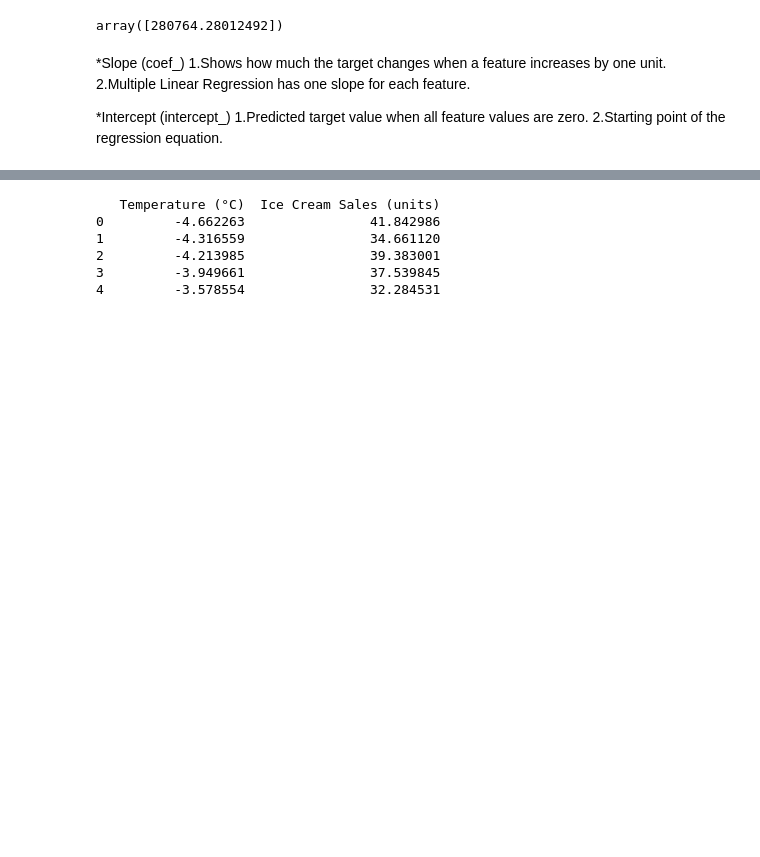
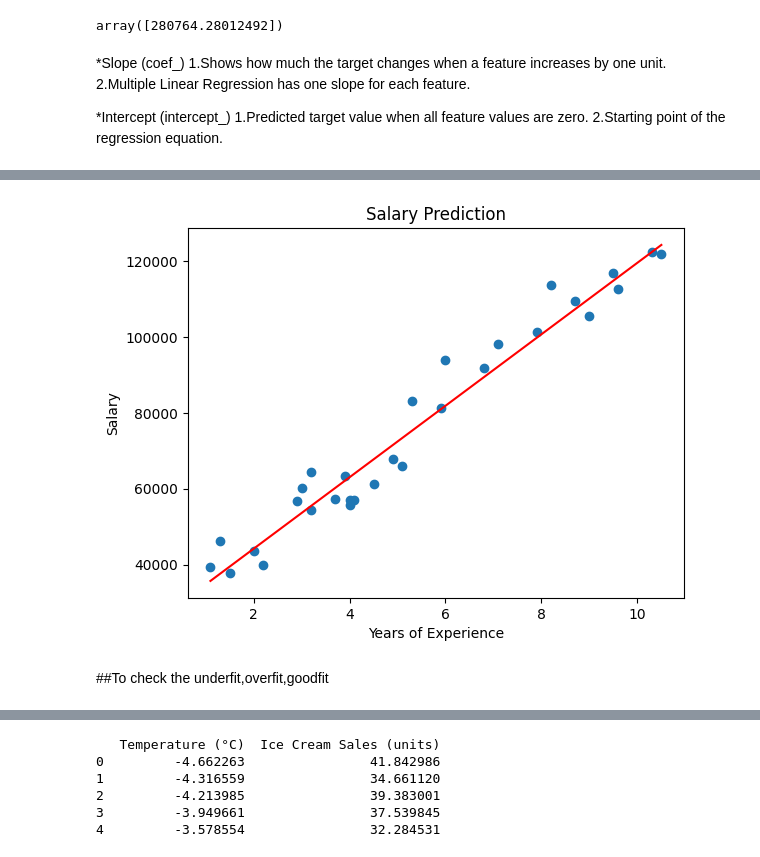
Before and after one commit to Aishu902-crypto/Machine-Learning, a Jupyter notebook: linear regression/data.ipynb, the cells around one changed output, grey strips where cells are left out. Cells and saved outputs as stored; diff of their text form; code cells hidden in the pictures; blank space fills up the shorter version.

```diff
--- a/linear regression/data.ipynb
+++ b/linear regression/data.ipynb
@@ -279,0 +242,10 @@ RMSE = 24.914944116873304
+# %%
+X = df[['YearsExperience']]
+y = df['Salary']
+# %%
+X_train, X_test, y_train, y_test = train_test_split(
+    X,
+    y,
+    test_size=0.2,
+    random_state=42
+)
@@ -279,0 +273,16 @@ RMSE = 24.914944116873304
+# %%
+plt.scatter(X, y)
+
+plt.plot(X,
+         model.predict(X),
+         color='red')
+
+plt.xlabel("Years of Experience")
+plt.ylabel("Salary")
+plt.title("Salary Prediction")
+
+plt.show()
+# %% [output]
+[figure, added]
+# %% [markdown]
+##To check the underfit,overfit,goodfit
```
Also changed, not shown: parts of 54 cells of this notebook, 2 other files.
